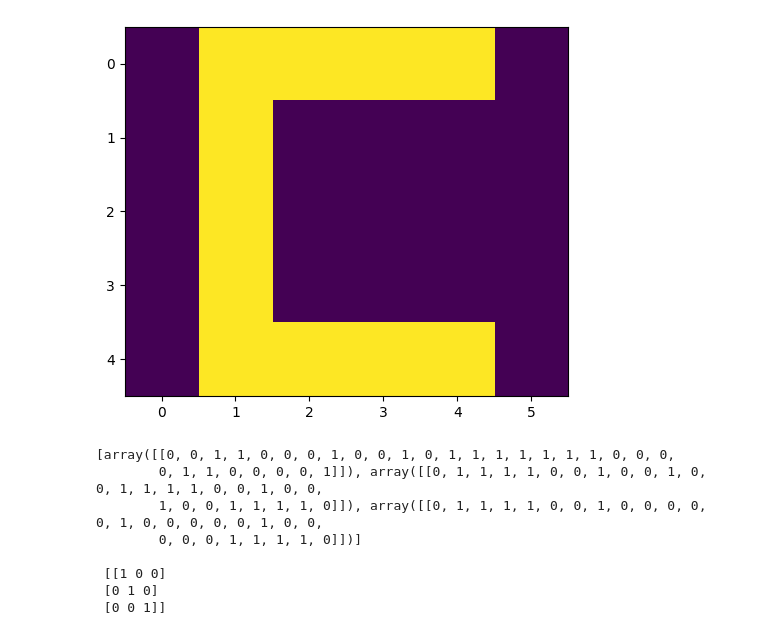
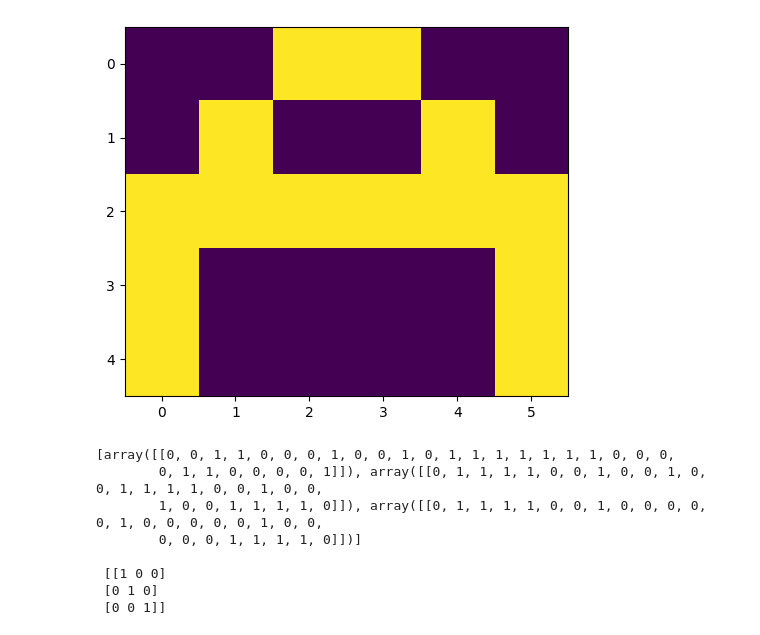
Before and after one commit to huyjqka2/exam1deeplearning, a Jupyter notebook: examm/Bai1Nhandienchucai/Bai1Nhandienchucai.ipynb, the cells around one changed output. Drawn from its saved outputs; the diff is of its cells as text; code cells hidden in the pictures.

```diff
--- a/examm/Bai1Nhandienchucai/Bai1Nhandienchucai.ipynb
+++ b/examm/Bai1Nhandienchucai/Bai1Nhandienchucai.ipynb
@@ -25,11 +25,11 @@ y =[[1, 0, 0],
 # %%
 import numpy as np
 import matplotlib.pyplot as plt
 # visualizing the data, plotting A.
-plt.imshow(np.array(c).reshape(5, 6))
+plt.imshow(np.array(a).reshape(5, 6))
 plt.show()
 # %% [output]
-[figure, old version]
+[figure, new version]
 # %%
 # converting data and labels into numpy array
 x =[np.array(a).reshape(1, 30), np.array(b).reshape(1, 30),
```
Also changed, not shown: parts of 4 cells of this notebook.
